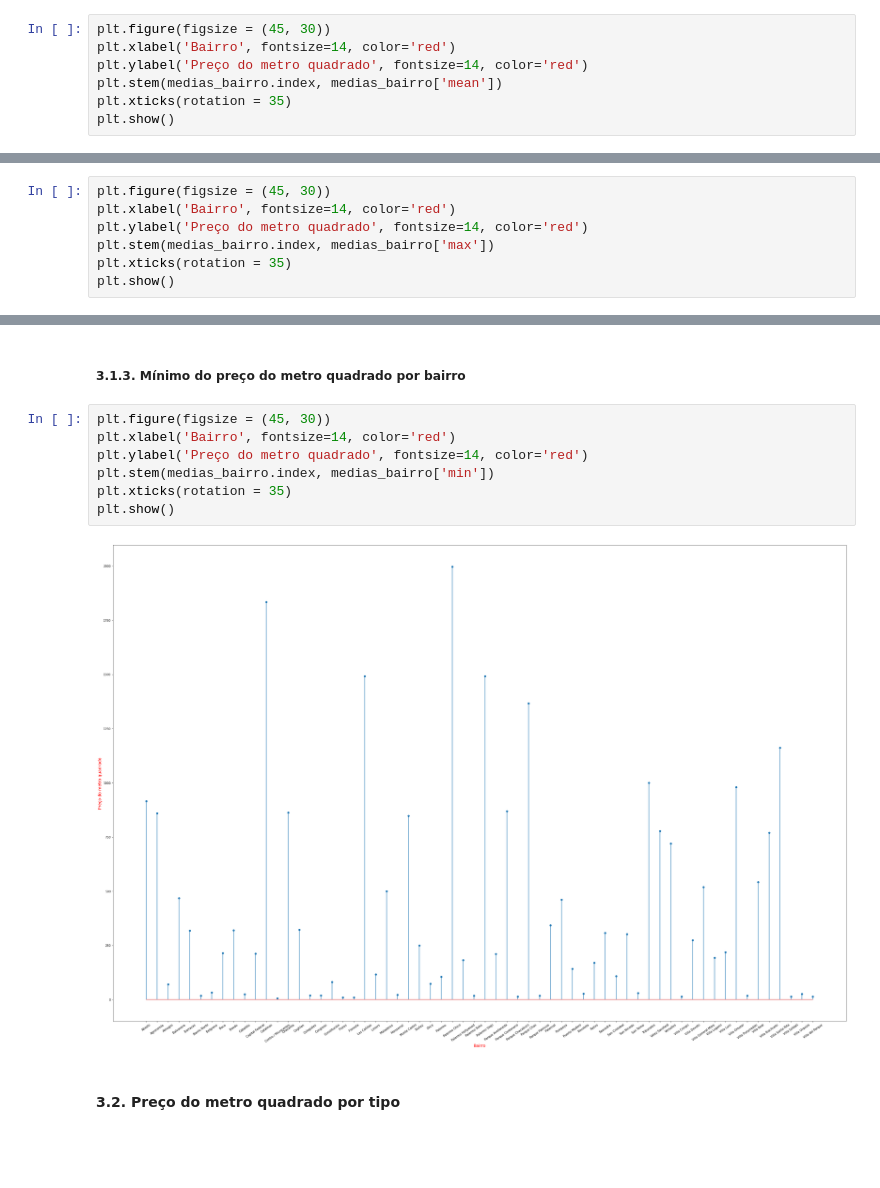
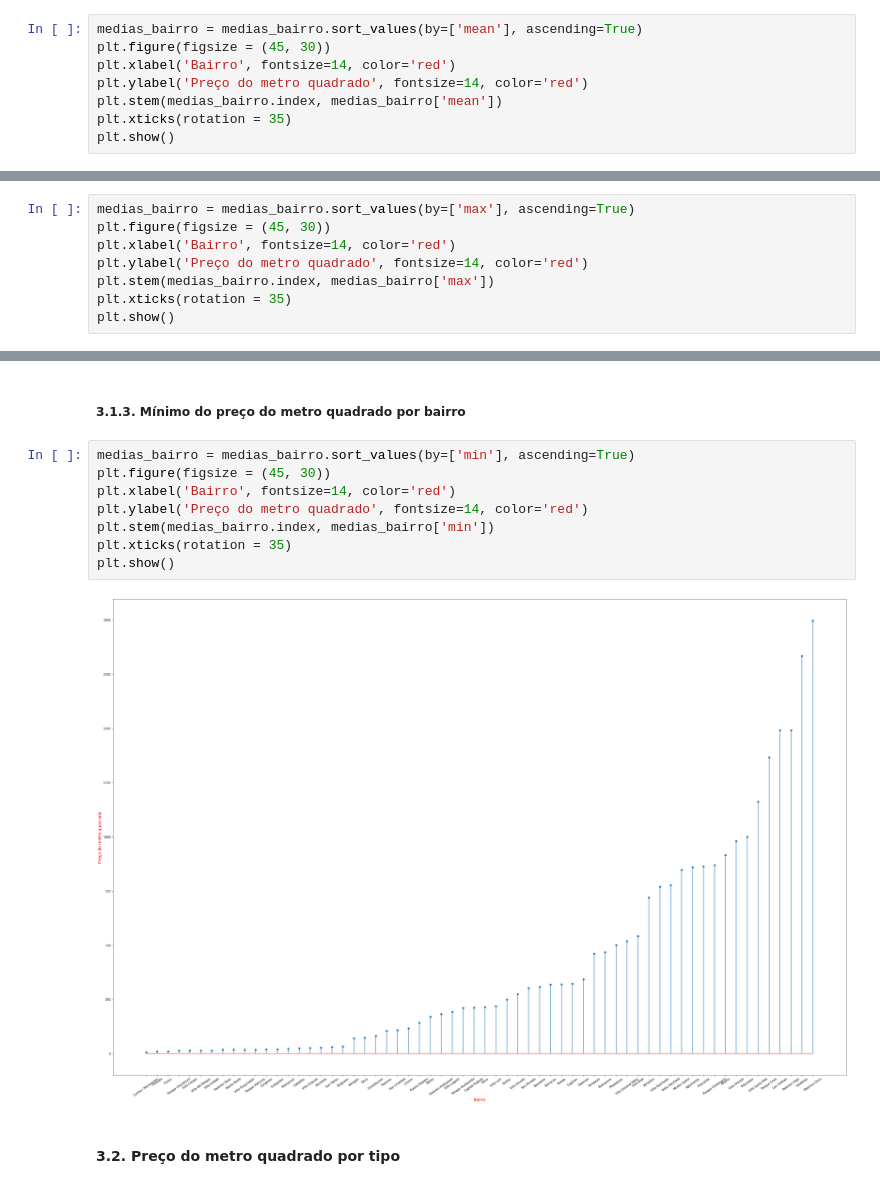
Before and after one commit to lidiambsouza/price_properties, a Jupyter notebook: price_properties.ipynb, the cells around one changed output, grey strips where cells are left out. Saved outputs shown, nothing was run; the diff lists cells and outputs as text; blank space fills up the shorter version.

```diff
--- a/price_properties.ipynb
+++ b/price_properties.ipynb
@@ -140,6 +140,7 @@ medias_bairro
 # %% [markdown]
 <h5>3.1.1. Media do preço do metro quadrado por bairro</h5>
 # %%
+medias_bairro = medias_bairro.sort_values(by=['mean'], ascending=True)
 plt.figure(figsize = (45, 30))
 plt.xlabel('Bairro', fontsize=14, color='red')
 plt.ylabel('Preço do metro quadrado', fontsize=14, color='red')
@@ -151,6 +152,7 @@ plt.show()
 # %% [markdown]
 <h5>3.1.2. Máximo do preço do metro quadrado por bairro</h5>
 # %%
+medias_bairro = medias_bairro.sort_values(by=['max'], ascending=True)
 plt.figure(figsize = (45, 30))
 plt.xlabel('Bairro', fontsize=14, color='red')
 plt.ylabel('Preço do metro quadrado', fontsize=14, color='red')
@@ -162,14 +164,15 @@ plt.show()
 # %% [markdown]
 <h5>3.1.3. Mínimo do preço do metro quadrado por bairro</h5>
 # %%
+medias_bairro = medias_bairro.sort_values(by=['min'], ascending=True)
 plt.figure(figsize = (45, 30))
 plt.xlabel('Bairro', fontsize=14, color='red')
 plt.ylabel('Preço do metro quadrado', fontsize=14, color='red')
 plt.stem(medias_bairro.index, medias_bairro['min'])
 plt.xticks(rotation = 35)
 plt.show()
 # %% [output]
-[figure, old version]
+[figure, new version]
 # %% [markdown]
 <h4>3.2. Preço do metro quadrado por tipo</h4>
 # %%
```
Also changed, not shown: parts of 7 cells of this notebook.
